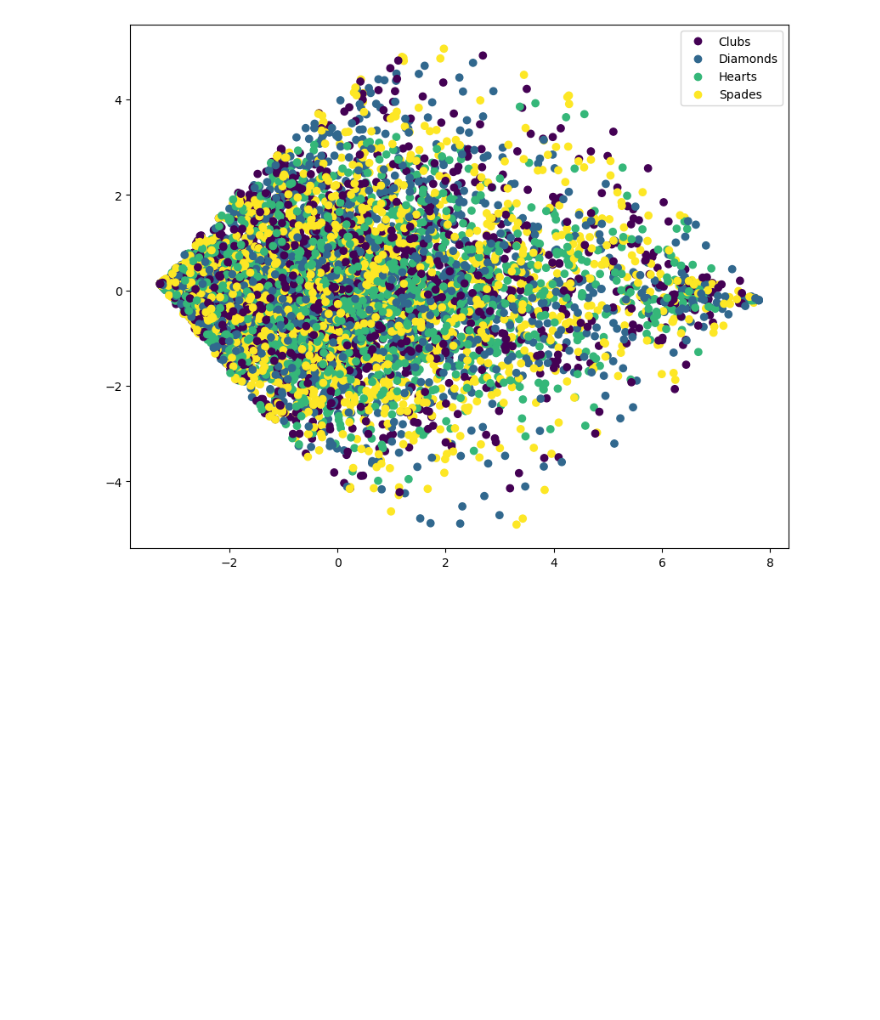
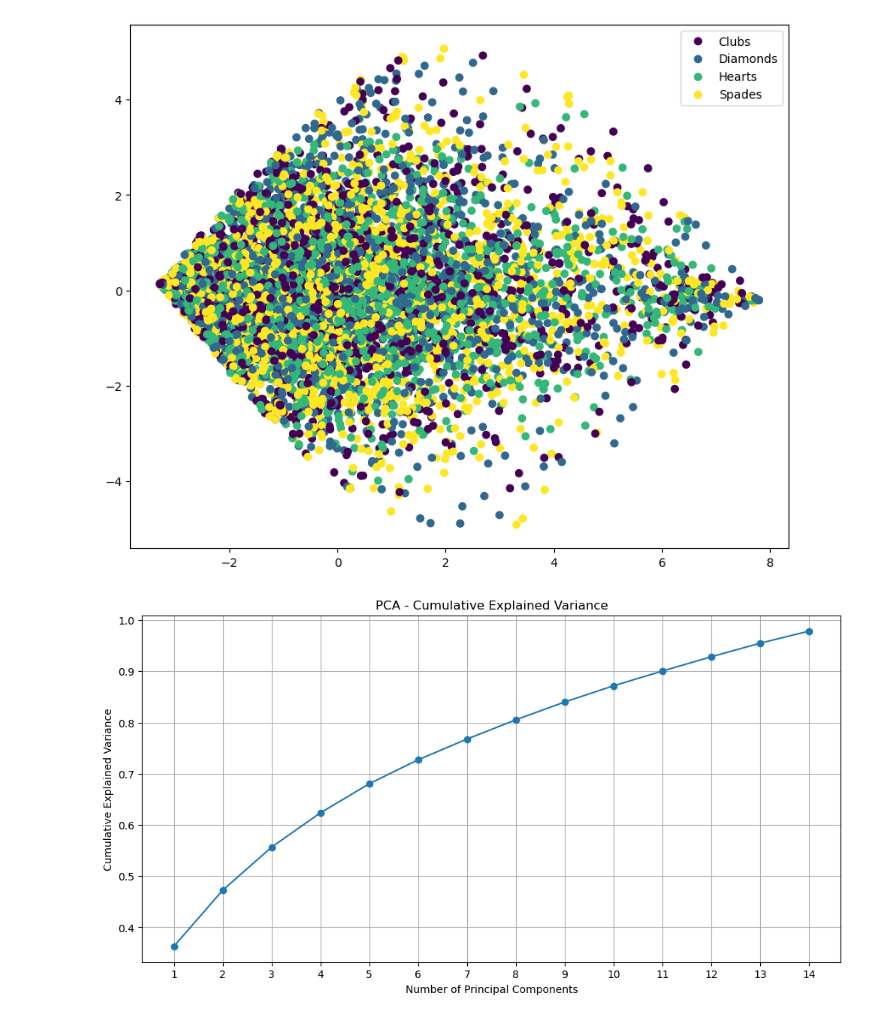
Before and after one commit to DianaLNguyen/ucb_mids_w281_project, a Jupyter notebook: feature_detector_pca.ipynb, the cells around one changed output. Cells and saved outputs as stored; diff of their text form; code cells hidden in the pictures; blank space fills up the shorter version.

```diff
--- a/feature_detector_pca.ipynb
+++ b/feature_detector_pca.ipynb
@@ -128,3 +128,22 @@ plt.legend(handles=plot.legend_elements()[0], labels=['Clubs','Diamonds','Hearts
 plt.show()
 # %% [output]
 [figure]
+# %%
+pca = PCA()
+keypoints_features = pca.fit_transform(X_features)
+
+kp_explained_variance = pca.explained_variance_ratio_
+kp_cumulative_explained_variance = np.cumsum(kp_explained_variance)
+# %%
+components_range = np.arange(1, 15)
+
+plt.figure(figsize=(12, 6))
+plt.plot(components_range, kp_cumulative_explained_variance[components_range - 1], marker='o')
+plt.xlabel('Number of Principal Components')
+plt.ylabel('Cumulative Explained Variance')
+plt.title('PCA - Cumulative Explained Variance')
+plt.xticks(components_range)
+plt.grid(True)
+plt.show()
+# %% [output]
+[figure, added]
```
